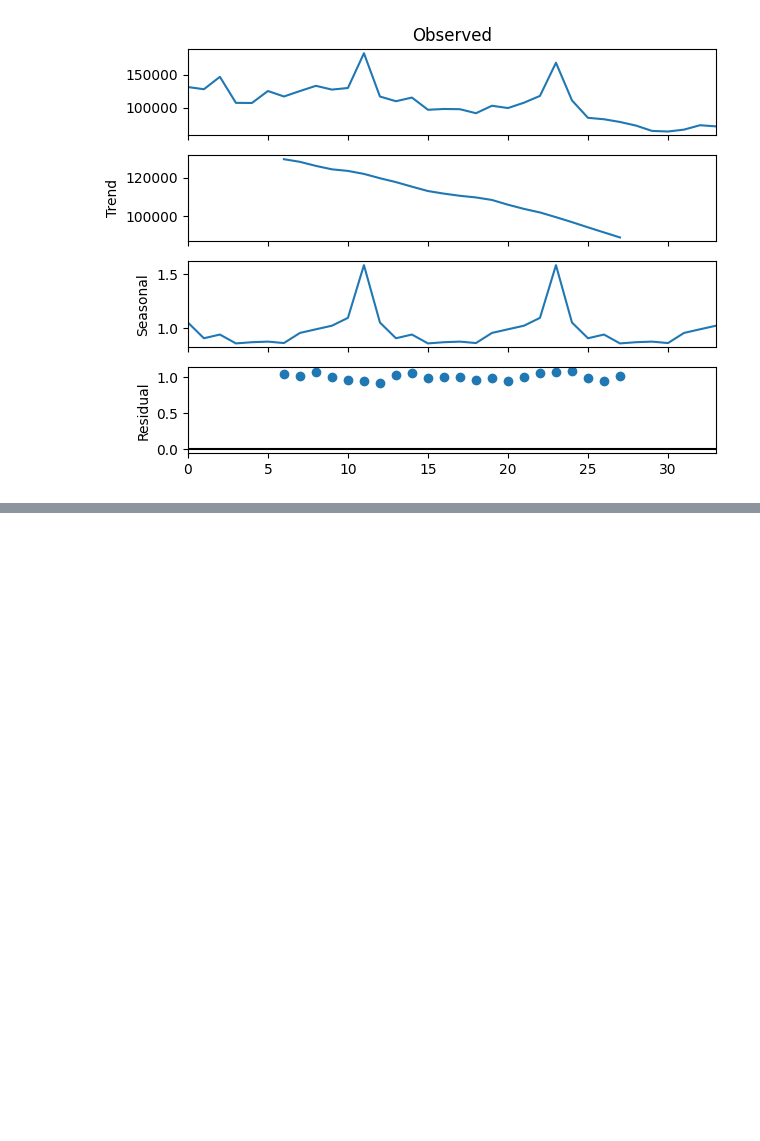
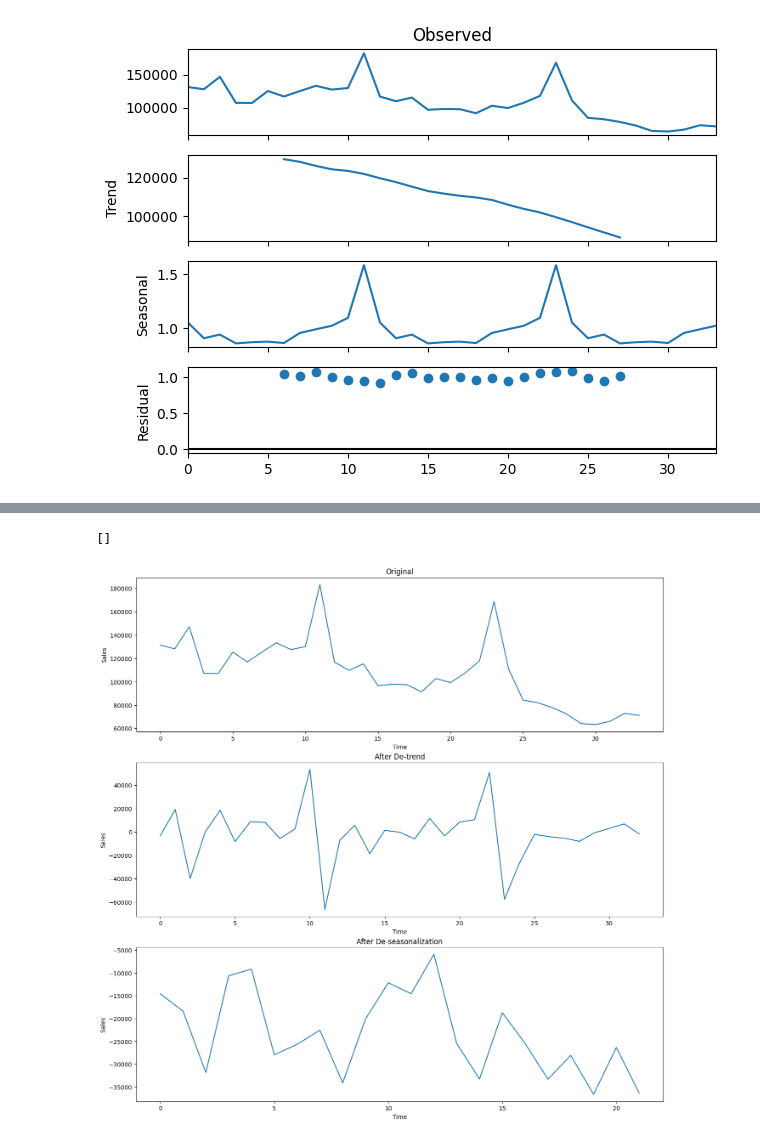
Before and after one commit to LHY-UESTC/Data-Mining, a Jupyter notebook: Predict Future Sales/Predict-Future-Sales.ipynb, the cells around one changed output, grey strips where cells are left out. Cells and saved outputs as stored; diff of their text form; code cells hidden in the pictures; blank space fills up the shorter version.

Commit message:
feat:finish single series in pfs

```diff
--- a/Predict Future Sales/Predict-Future-Sales.ipynb
+++ b/Predict Future Sales/Predict-Future-Sales.ipynb
@@ -162,0 +205,41 @@ fig = res.plot()
+# %%
+# to remove trend
+from pandas import Series as Series
+# create a differenced series
+def difference(dataset, interval=1):
+    diff = list()
+    for i in range(interval, len(dataset)):
+        value = dataset[i] - dataset[i - interval]
+        diff.append(value)
+    return Series(diff)
+
+# invert differenced forecast
+def inverse_difference(last_ob, value):
+    return value + last_ob
+# %%
+ts=sales.groupby(["date_block_num"])["item_cnt_day"].sum()
+ts.astype('float')
+plt.figure(figsize=(16,16))
+plt.subplot(311)
+plt.title('Original')
+plt.xlabel('Time')
+plt.ylabel('Sales')
+plt.plot(ts)
+plt.subplot(312)
+plt.title('After De-trend')
+plt.xlabel('Time')
+plt.ylabel('Sales')
+new_ts=difference(ts)
+plt.plot(new_ts)
+plt.plot()
+
+plt.subplot(313)
+plt.title('After De-seasonalization')
+plt.xlabel('Time')
+plt.ylabel('Sales')
+new_ts=difference(ts,12)       # assuming the seasonality is 12 months long
+plt.plot(new_ts)
+plt.plot()
+# %% [output]
+[]
+[figure, added]
```
Also changed, not shown: parts of 8 cells of this notebook, 1 other file.
